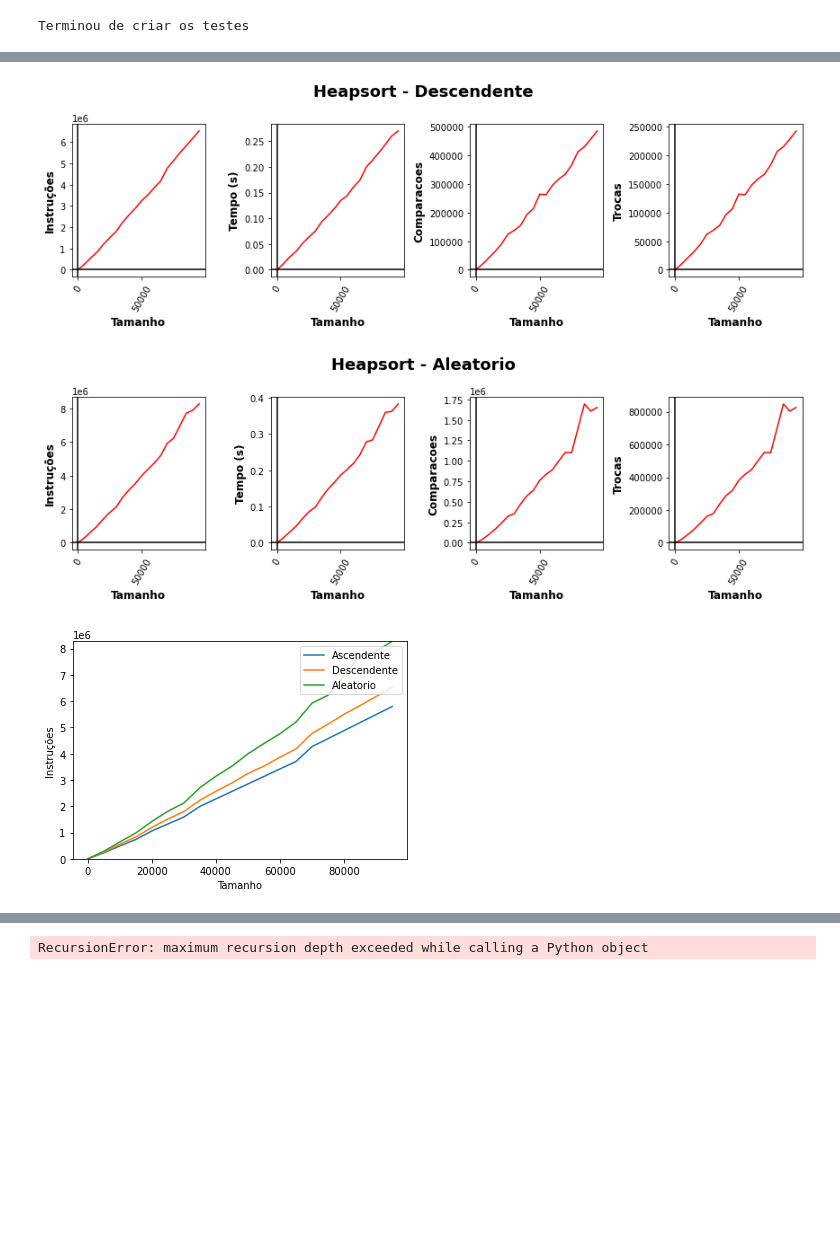
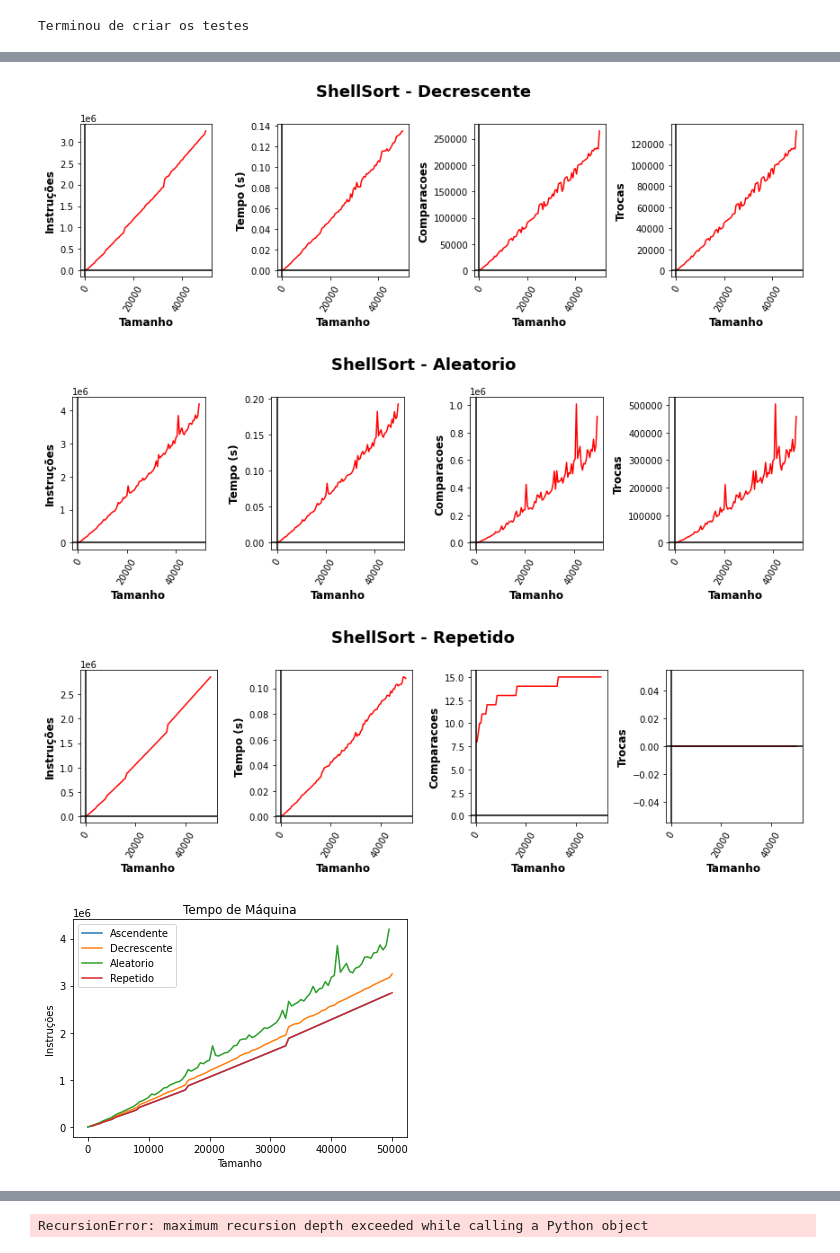
Before and after one commit to alverad-katsuro/algoritmos_ordenacao, a Jupyter notebook: Untitled.ipynb, the cells around one changed output, grey strips where cells are left out. Drawn from its saved outputs; the diff is of its cells as text; code cells hidden in the pictures; blank space fills up the shorter version.

```diff
--- a/Untitled.ipynb
+++ b/Untitled.ipynb
@@ -280,0 +278,2 @@ Terminou de criar os testes
+# %%
+df_quick = multiprocessing.Queue()
@@ -280,0 +288,2 @@ Terminou de criar os testes
+# %%
+a,b,c = df_quick.get()
@@ -309,5 +353,5 @@ Terminou de criar os testes
 # %%
-def sai_graphics_shell():
+def sai_graphics_shell(df_shell):
   array_random_one = []
   for k in range(MENOR_VALOR, MAIOR_VALOR, PASSO):
     array_random_one.append([randint(0, k) for _ in range(k)])
@@ -315,18 +359,26 @@ def sai_graphics_shell():
   for k in range(MENOR_VALOR, MAIOR_VALOR, PASSO):
     array_crescente.append([x for x in range(k)])
   array_decrescente = []
-  for k in range(MENOR_VALOR, MAIOR_VALOR, PASSO):
+  for k in range(MAIOR_VALOR, MENOR_VALOR, -PASSO):
     array_decrescente.append([x for x in range(k, 0, -1)])
+  array_repetido = []
+  for k in range(MAIOR_VALOR, MENOR_VALOR, -PASSO):
+    array_repetido.append([10 for x in range(k, 0, -1)])
   print("Terminou de criar os testes")
   a = pd.DataFrame(dados_shell_0_100k(array_crescente),columns=["Tamanho", "Instruções", "Tempo (s)", "Comparacoes", "Trocas"])
-  grafico(a, "Heapsort - Crescente")
+  grafico(a, "ShellSort - Crescente")
   b = pd.DataFrame(dados_shell_0_100k(array_decrescente),columns=["Tamanho", "Instruções", "Tempo (s)", "Comparacoes", "Trocas"])
-  grafico(b, "Heapsort - Descendente")
+  grafico(b, "ShellSort - Decrescente")
   c = pd.DataFrame(dados_shell_0_100k(array_random_one),columns=["Tamanho", "Instruções", "Tempo (s)", "Comparacoes", "Trocas"])
-  grafico(c, "Heapsort - Aleatorio")
-  compara_tempo(a,b,c, ("Ascendente", "Descendente", "Aleatorio"))
-  return a, b, c
+  grafico(c, "ShellSort - Aleatorio")
+  d = pd.DataFrame(dados_shell_0_100k(array_repetido),columns=["Tamanho", "Instruções", "Tempo (s)", "Comparacoes", "Trocas"])
+  grafico(d, "ShellSort - Repetido")
+  df_shell.put([a,b,c,d])
+  compara_tempo(("Ascendente", "Decrescente", "Aleatorio", "Repetido"), a,b,c,d)
+  return a, b, c, d
+# %%
+df_shell = multiprocessing.Queue()
 # %%
-a2,b2,c2 = sai_graphics_shell()
+multiprocessing.Process(target=sai_graphics_shell, args=([df_shell])).start()
 # %% [output]
 Terminou de criar os testes
@@ -334,3 +386,4 @@ Terminou de criar os testes
-[figure, old version]
+[figure, new version]
-[figure, old version]
+[figure, new version]
-[figure, old version]
+[figure, new version]
+[figure, added]
```
Also changed, not shown: parts of 33 cells of this notebook, 23 other files.
